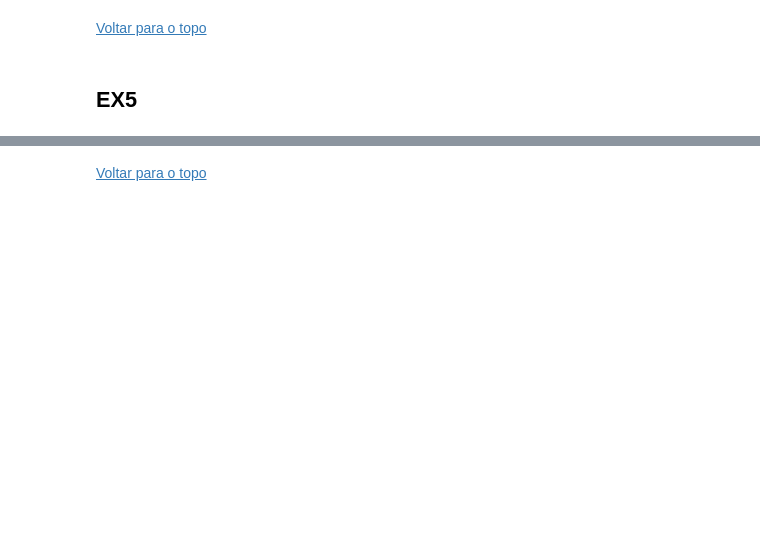
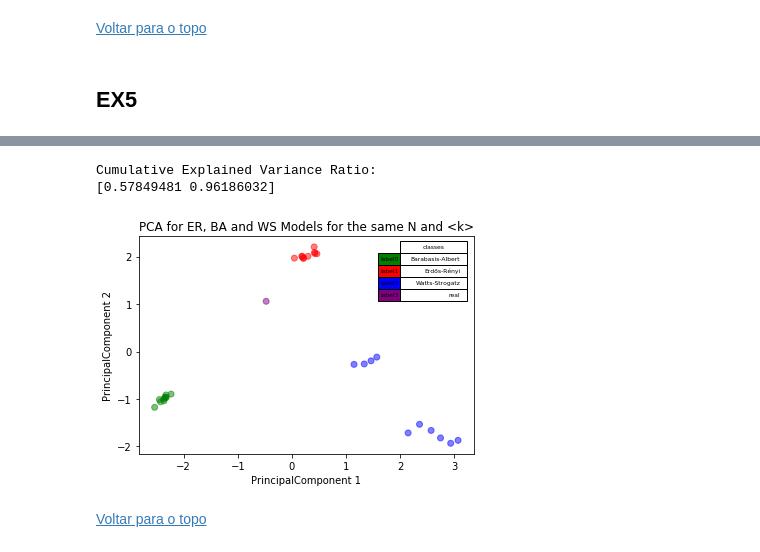
Before and after one commit to Micanga/sme0130_redes_complexas, a Jupyter notebook: projeto3.ipynb, the cells around one changed output, grey strips where cells are left out. Cells and saved outputs as stored; diff of their text form; code cells hidden in the pictures; blank space fills up the shorter version.

```diff
--- a/projeto3.ipynb
+++ b/projeto3.ipynb
@@ -512,2 +536,50 @@ SyntaxError: invalid syntax (<ipython-input-66-591309c35e1c>, line 1)
+# %%
+from sklearn.preprocessing import StandardScaler
+
+features = ["Average degree" ,"<k2>" ,"Average shortest path" ,
+            "Average clustering coefficient","Transitivity", "Assortativity coefficient"]
+
+#Separating features from label
+X = displayer.loc[:, features].values
+y = displayer.loc[:,['Model']].values
+
+x = StandardScaler().fit_transform(X)
+
+from sklearn.decomposition import PCA
+
+pca = PCA(n_components=2)
+PC = pca.fit_transform(x)
+print("Cumulative Explained Variance Ratio:")
+print(pca.explained_variance_ratio_.cumsum())
+# %% [output]
+Cumulative Explained Variance Ratio:
+[0.57849481 0.96186032]
+# %%
+def get_model_colors(model):
+    if model == "Erdős-Rényi":
+        return 'r'
+    elif model == "Barabasis-Albert":
+        return 'g'
+    elif model == "Watts-Strogatz":
+        return 'b'
+    else :
+        return 'purple'
+
+colors = list(map(get_model_colors, y))
+
+
+plt.scatter(PC[:,0], PC[:,1], c=colors, alpha=0.5)
+plt.title('PCA for ER, BA and WS Models for the same N and <k>')
+plt.xlabel('PrincipalComponent 1')
+plt.ylabel('PrincipalComponent 2')
+
+unique_classes = list(unique(y.reshape(1,-1)))
+plt.table(cellText=[[x] for x in unique_classes], loc='upper right',
+          colWidths=[0.2],rowColours=list(map(get_model_colors, unique_classes)),
+          rowLabels=['label%d'%x for x in range(0 ,len(unique_classes))],
+          colLabels=['classes'])
+plt.show()
+# %% [output]
+[figure, added]
 # %% [markdown]
 [Voltar para o topo](#lista)
```
Also changed, not shown: parts of 6 cells of this notebook.
